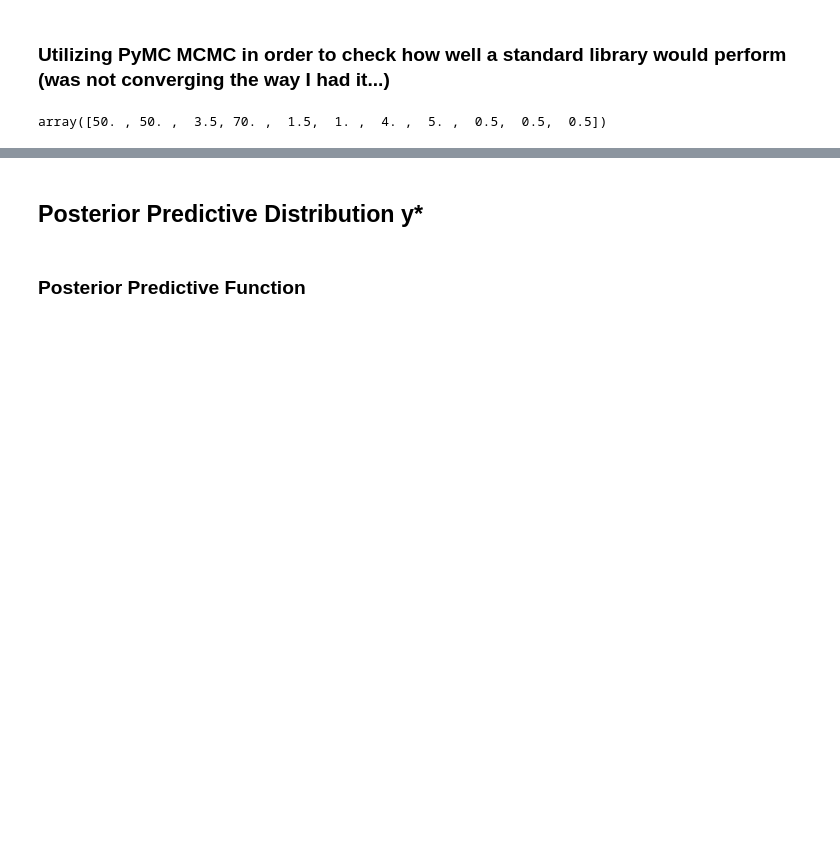
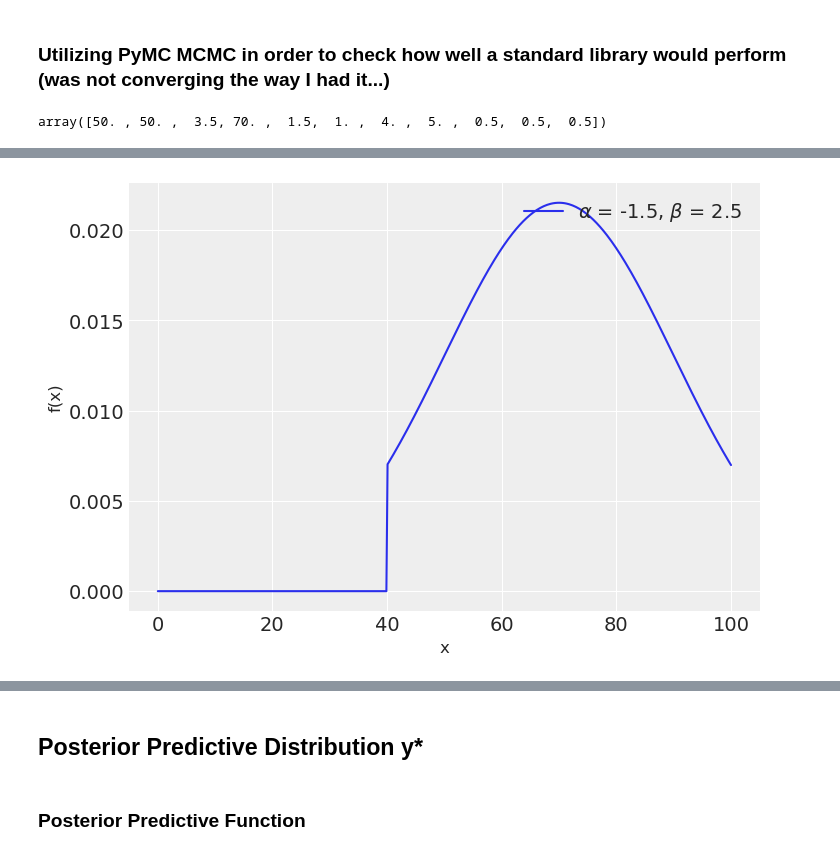
Before and after one commit to twilkening/ae8803, a Jupyter notebook: Assignment2-BuildGP/AE8803_assignment2_mcmc.ipynb, the cells around one changed output, grey strips where cells are left out. Drawn from its saved outputs; the diff is of its cells as text; code cells hidden in the pictures; blank space fills up the shorter version.

```diff
--- a/Assignment2-BuildGP/AE8803_assignment2_mcmc.ipynb
+++ b/Assignment2-BuildGP/AE8803_assignment2_mcmc.ipynb
@@ -807,3 +813,19 @@ plt.show()
+# %%
+plt.style.use('arviz-darkgrid')
+x = np.linspace(0, 100, 500)
+mean = 70.
+var = 20.
+a_trunc = 40
+b_trunc = 120
+a, b = (a_trunc - mean) / var, (b_trunc - mean) / var
+pdf = st.truncnorm.pdf(x, a, b, loc=mean, scale=var)
+plt.plot(x, pdf, label=r'$\alpha$ = {}, $\beta$ = {}'.format(a, b))
+plt.xlabel('x', fontsize=12)
+plt.ylabel('f(x)', fontsize=12)
+plt.legend(loc=1)
+plt.show()
+# %% [output]
+[figure, added]
 # %%
 import pymc as pm
 import arviz as az
```
Also changed, not shown: parts of 9 cells of this notebook.
